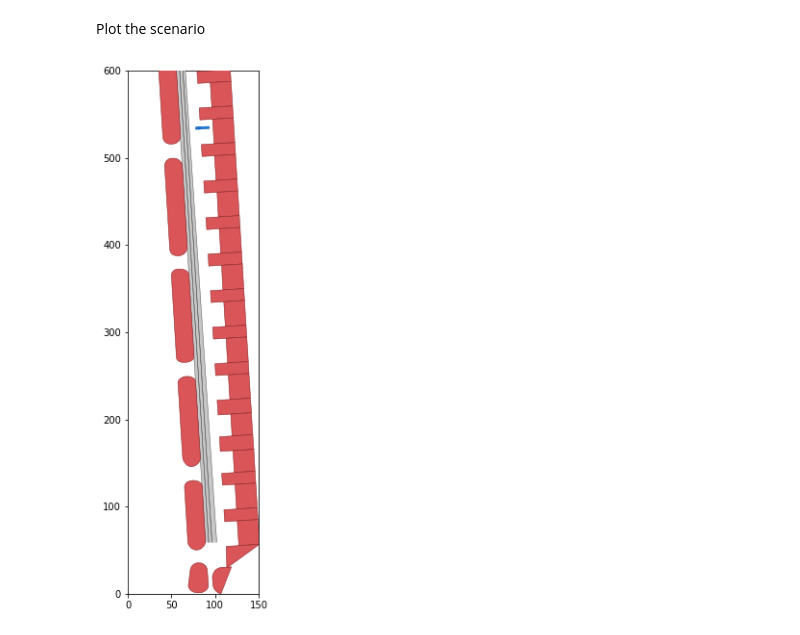
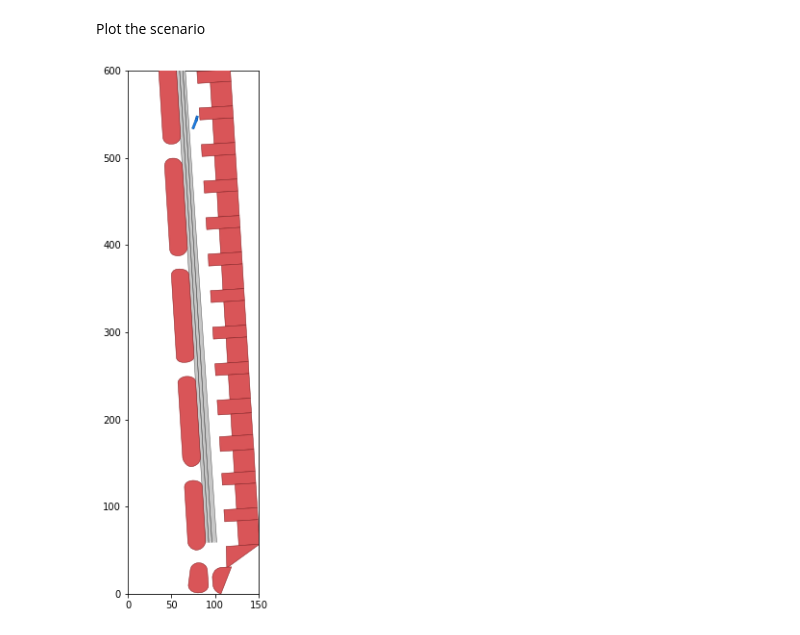
Before and after one commit to CommonRoad/commonroad-io, a Jupyter notebook: tutorials/scenario_truck.ipynb, the cells around one changed output. Drawn from its saved outputs; the diff is of its cells as text; code cells hidden in the pictures.

```diff
--- a/tutorials/scenario_truck.ipynb
+++ b/tutorials/scenario_truck.ipynb
@@ -104,13 +104,13 @@ for i in range(0, 41):
 ## 3. Loading Bay Scenario with pre-stored trajectory
 # %%
 # generate path of the file to be opened
-file_path = "../commonroad/tutorials/truck_experiments/input/ZAM_Loading_Bay-1_1_T-no-truck.xml"
+file_path = "ZAM_Loading_Bay-1_1_T-no-truck.xml"
 
 # read in the scenario and planning problem set
 scenario, planning_problem_set = CommonRoadFileReader(file_path).open()
 
 # plot the scenario
-rnd = MPRenderer(figsize=(25, 10), plot_limits=[0, 150, 0, 600])
+rnd = MPRenderer( figsize=(25, 10), plot_limits=[0, 150, 0, 600])
 display.clear_output(wait=True)
 # plot the scenario at different time step
 scenario.draw(rnd, draw_params={'time_begin': 0})
@@ -190,3 +124,9 @@ states = write_commonroad_trajectory(trajectory_data)
+# %%
+# modify the default parameters of np.load
+np.load.__defaults__=(None, True, True, 'ASCII')
+states = list(np.load("trajectory.npy"))
+# restore the default parameters of np.load
+np.load.__defaults__=(None, False, True, 'ASCII')
 # %% [markdown]
 Create DynamicObstacle and add to scenario
 # %%
@@ -215,13 +155,13 @@ scenario.add_objects(dynamic_obstacle)
 Plot the scenario
 # %%
 # plot the scenario
-for i in range(0, int(len(dynamic_obstalce_trajectory.state_list)/10)):
+for i in range(0, int(len(dynamic_obstacle_trajectory.state_list)/10)):
     rnd = MPRenderer(figsize=(25, 10), plot_limits=[0, 150, 0, 600])
     display.clear_output(wait=True)
     # plot the scenario at different time step
     scenario.draw(rnd, draw_params={'time_begin':i*10})
     # plot the planning problem set
     rnd.render()
     plt.show()
 # %% [output]
-[figure, old version]
+[figure, new version]
```
Also changed, not shown: parts of 1 cell of this notebook, 4 other files.
